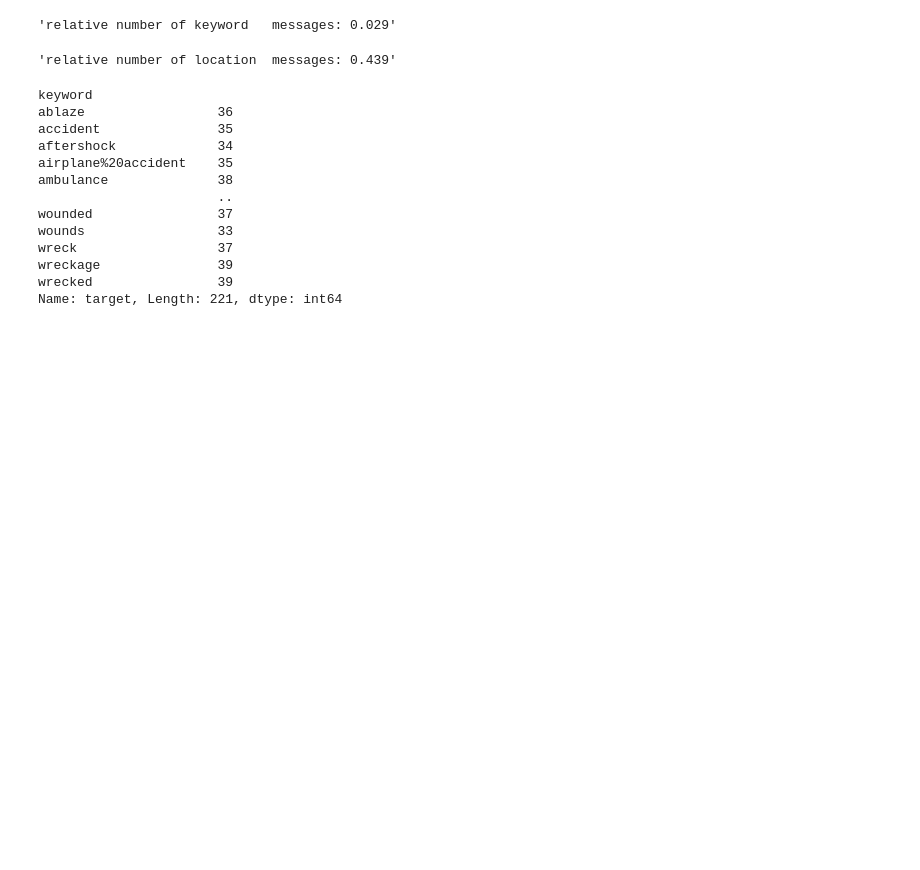
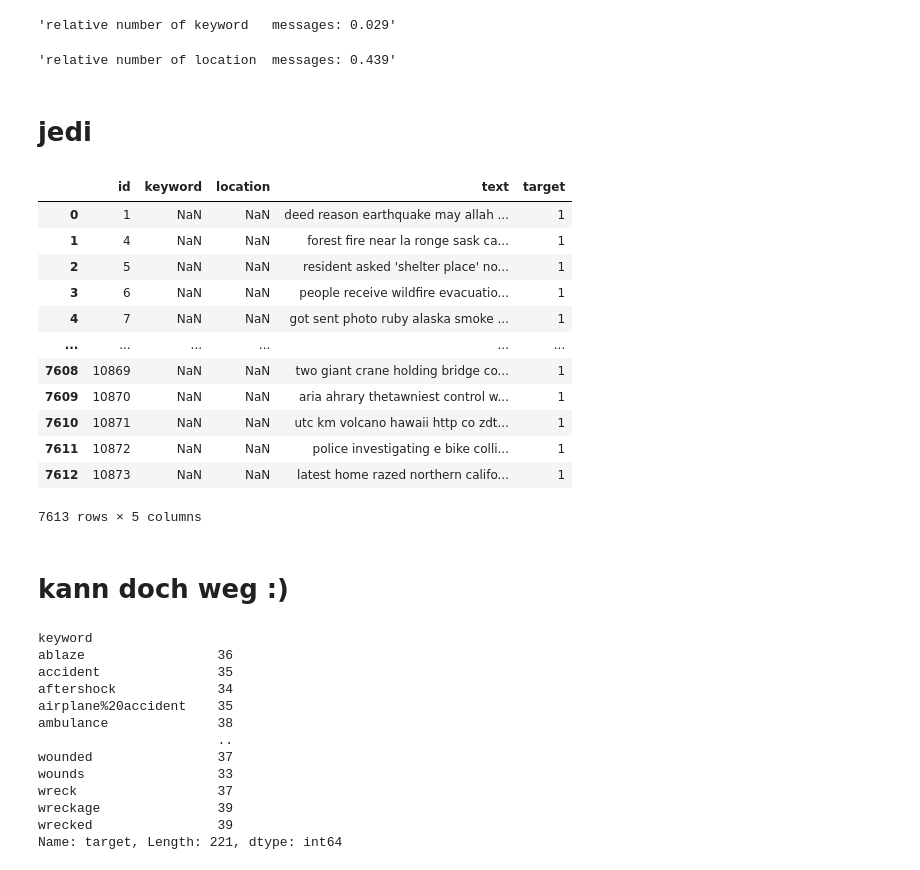
Before and after one commit to TTD-JPO/TDD-project, a Jupyter notebook: disaster_tweets_jedi_v1.ipynb, the cells around one changed output. Cells and saved outputs as stored; diff of their text form; code cells hidden in the pictures; blank space fills up the shorter version.

```diff
--- a/disaster_tweets_jedi_v1.ipynb
+++ b/disaster_tweets_jedi_v1.ipynb
@@ -118,8 +124,27 @@ display( f"relative number of location  messages: {disaster_tweets.location.nuni
 # %%
 ### we might do these steps later after having processed the text :)
 #dt = disaster_tweets.copy()
+# %% [markdown]
+# jedi
 # %%
-dt = my_df_text_mining(disaster_tweets, 'text')
+dt = my_df_text_mining(disaster_tweets.copy(), 'text')
+dt
+# %% [output]
+|  | id | keyword | location | text | target |
+| 0 | 1 | NaN | NaN | deed reason earthquake may allah ... | 1 |
+| 1 | 4 | NaN | NaN | forest fire near la ronge sask ca... | 1 |
+| 2 | 5 | NaN | NaN | resident asked 'shelter place' no... | 1 |
+| 3 | 6 | NaN | NaN | people receive wildfire evacuatio... | 1 |
+| 4 | 7 | NaN | NaN | got sent photo ruby alaska smoke ... | 1 |
+| ... | ... | ... | ... | ... | ... |
+| 7608 | 10869 | NaN | NaN | two giant crane holding bridge co... | 1 |
+| 7609 | 10870 | NaN | NaN | aria ahrary thetawniest control w... | 1 |
+| 7610 | 10871 | NaN | NaN | utc km volcano hawaii http co zdt... | 1 |
+| 7611 | 10872 | NaN | NaN | police investigating e bike colli... | 1 |
+| 7612 | 10873 | NaN | NaN | latest home razed northern califo... | 1 |
+7613 rows × 5 columns
+# %% [markdown]
+# kann doch weg :)
 # %%
 no_keyword_ = dt[  dt.keyword.isna()]
 keyword_    = dt[ ~dt.keyword.isna()]
```
Also changed, not shown: parts of 11 cells of this notebook.
